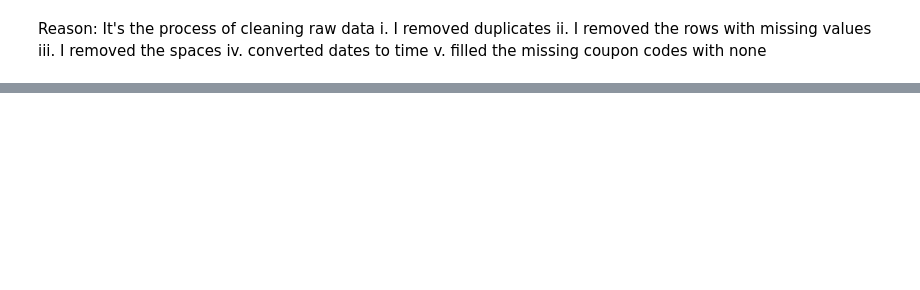
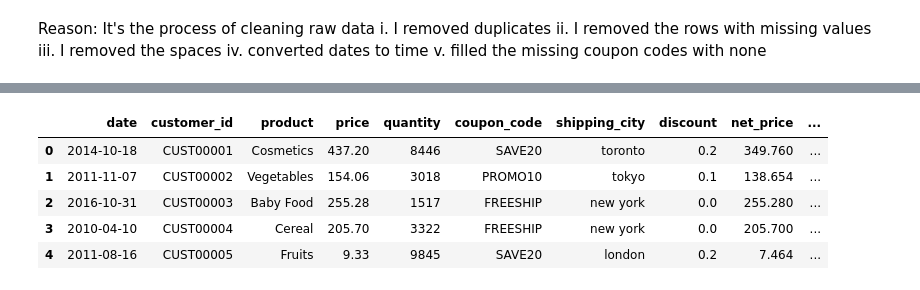
Before and after one commit to Albrightmaduka9053136/Lab_assignment, a Jupyter notebook: albright_maduka_lab2_ data_collection_and_pre_processing.ipynb, the cells around one changed output, grey strips where cells are left out. Saved outputs shown, nothing was run; the diff lists cells and outputs as text; code cells hidden in the pictures; blank space fills up the shorter version.

```diff
--- a/albright_maduka_lab2_ data_collection_and_pre_processing.ipynb
+++ b/albright_maduka_lab2_ data_collection_and_pre_processing.ipynb
@@ -170,0 +155,15 @@ NameError: name 'df' is not defined
+# %%
+data = transactions.copy()  # stick to a single working variable
+
+print("Data Info:") # This is used to display summary of the DataFrame
+print(data.info())
+
+print("\nData Description:") # Generate or describe statistics that summarize the central tendency, dispersion and shape of a dataset's distribution, excluding NaN values.
+print(data.describe(include='all'))
+
+# Optional: standardize headers to lower-snake for easier coding later
+data.columns = (data.columns
+                .str.strip()
+                .str.lower()
+                .str.replace(" ", "_")) # replace spaces with underscores
+data.head(3)
@@ -170,0 +264,32 @@ NameError: name 'df' is not defined
+# %%
+# Map coupon_code → numeric discount rate in the dictionary lookup
+coupon_to_disc = {
+    "PROMO10": 0.10,
+    "DISCOUNT5": 0.05,
+    "FREESHIP": 0.00,
+    "SAVE20": 0.20,
+    "PROMO11": 0.11,
+}
+data["discount"] = data["coupon_code"].map(coupon_to_disc).fillna(0.0)
+#mapping out each coupon code to its corresponding discount rate
+#fillna(0.0) is used to assign a discount rate of 0.0 to any coupon code not found in the dictionary
+
+# Derived price after discount & line revenue
+data["net_price"] = data["price"] * (1 - data["discount"])
+data["revenue"]   = data["net_price"] * data["quantity"]
+
+# Transaction key (composite string)
+data["transaction_key"] = (
+    data["date"].dt.strftime("%Y%m%d") + "_" +
+    data["customer_id"] + "_" +
+    data["product"].str.replace(r"\s+", "", regex=True)
+)
+
+data.head(5)
+# %% [output]
+|  | date | customer_id | product | price | quantity | coupon_code | shipping_city | discount | net_price | ... |
+| 0 | 2014-10-18 | CUST00001 | Cosmetics | 437.20 | 8446 | SAVE20 | toronto | 0.2 | 349.760 | ... |
+| 1 | 2011-11-07 | CUST00002 | Vegetables | 154.06 | 3018 | PROMO10 | tokyo | 0.1 | 138.654 | ... |
+| 2 | 2016-10-31 | CUST00003 | Baby Food | 255.28 | 1517 | FREESHIP | new york | 0.0 | 255.280 | ... |
+| 3 | 2010-04-10 | CUST00004 | Cereal | 205.70 | 3322 | FREESHIP | new york | 0.0 | 205.700 | ... |
+| 4 | 2011-08-16 | CUST00005 | Fruits | 9.33 | 9845 | SAVE20 | london | 0.2 | 7.464 | ... |
```
Also changed, not shown: parts of 37 cells of this notebook, 3 other files.
